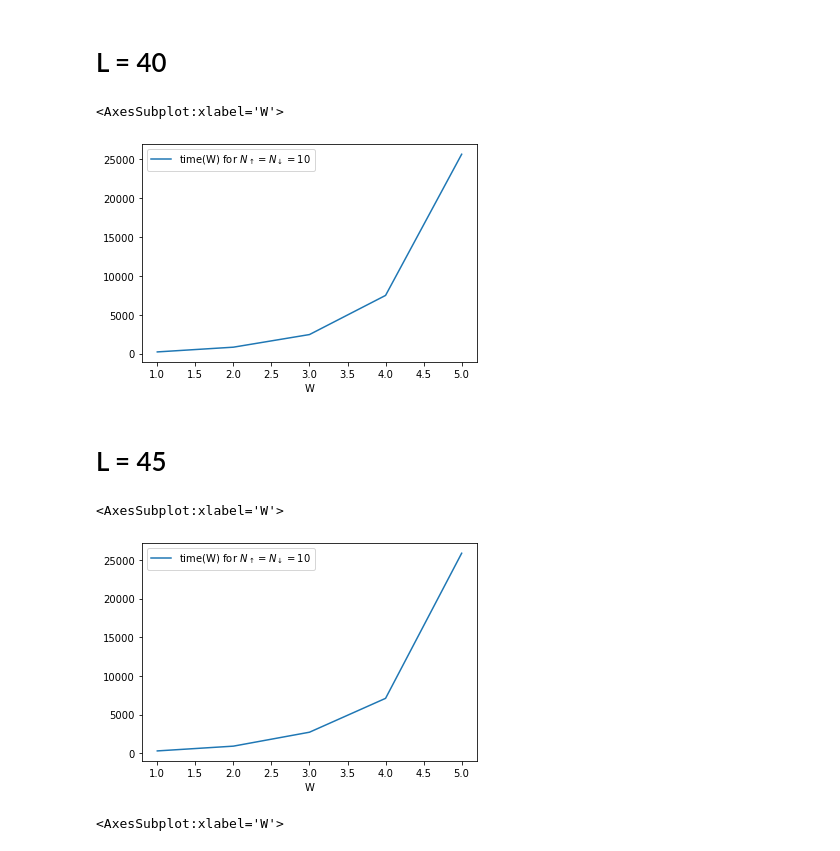
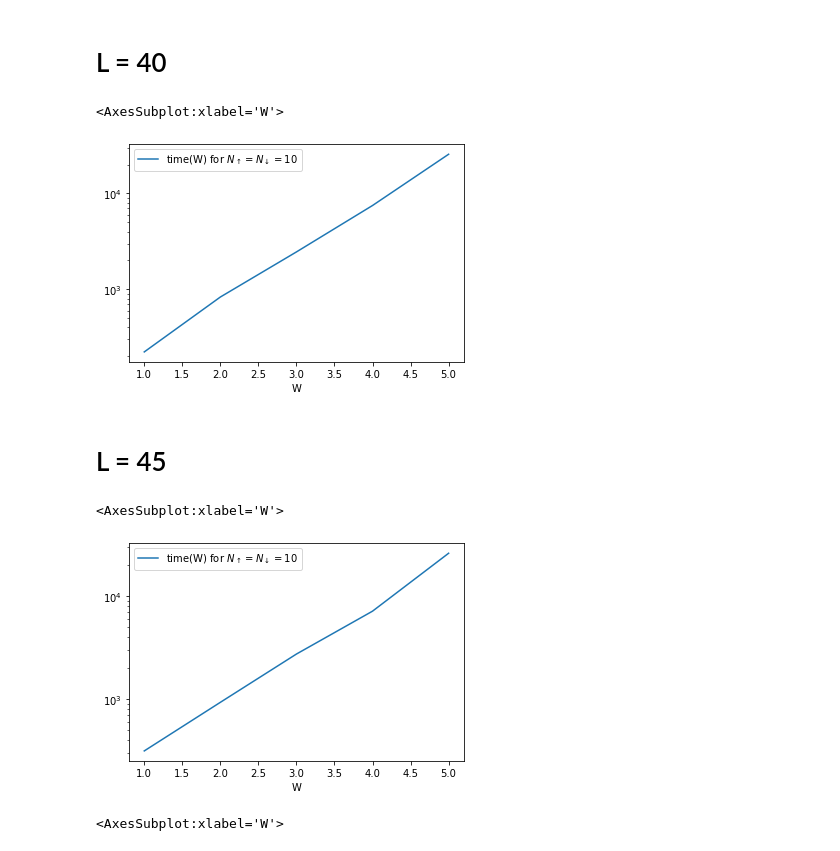
Before and after one commit to mindelly/diagrams2, a Jupyter notebook: time dependence/Зависимость от L.ipynb, the cells around one changed output. Drawn from its saved outputs; the diff is of its cells as text; code cells hidden in the pictures.

```diff
--- a/time dependence/Зависимость от L.ipynb
+++ b/time dependence/Зависимость от L.ipynb
@@ -96,19 +96,21 @@ df_w.reset_index(drop = True, inplace = True)
 # %%
 df_w[df_w.L == 40].plot(x = 'W',
                         y = 's',
-                        label = r'time(W) for $N_{\uparrow} = N_{\downarrow} = 10$')
+                        label = r'time(W) for $N_{\uparrow} = N_{\downarrow} = 10$',
+                        logy = True)
 # %% [output]
 <AxesSubplot:xlabel='W'>
-[figure, old version]
+[figure, new version]
 # %% [markdown]
 # L = 45
 # %%
 df_w[df_w.L == 45].plot(x = 'W',
                         y = 's',
-                        label = r'time(W) for $N_{\uparrow} = N_{\downarrow} = 10$')
+                        label = r'time(W) for $N_{\uparrow} = N_{\downarrow} = 10$',
+                        logy = True)
 # %% [output]
 <AxesSubplot:xlabel='W'>
-[figure, old version]
+[figure, new version]
 # %%
 df_w[df_w.L == 50].plot(x = 'W',
                         y = 's',
```
